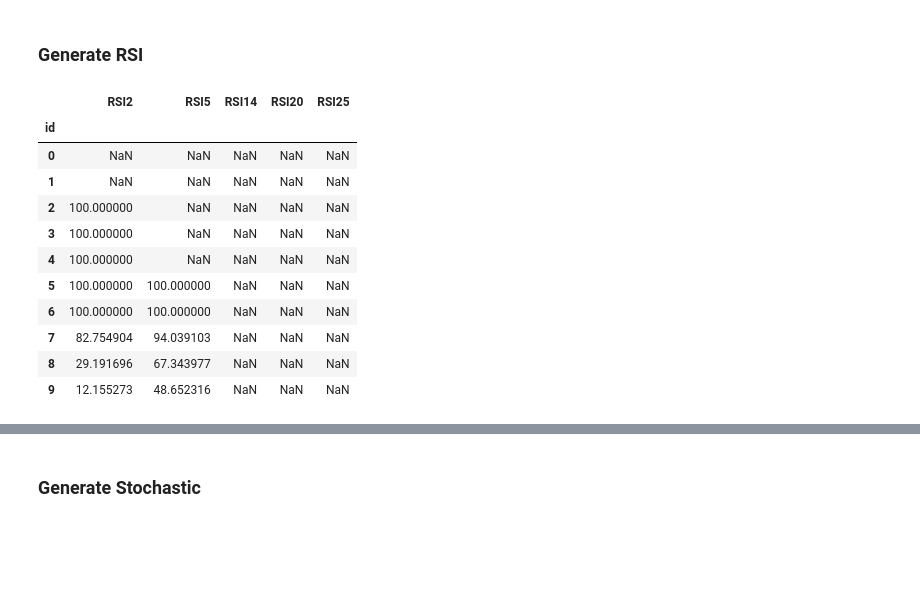
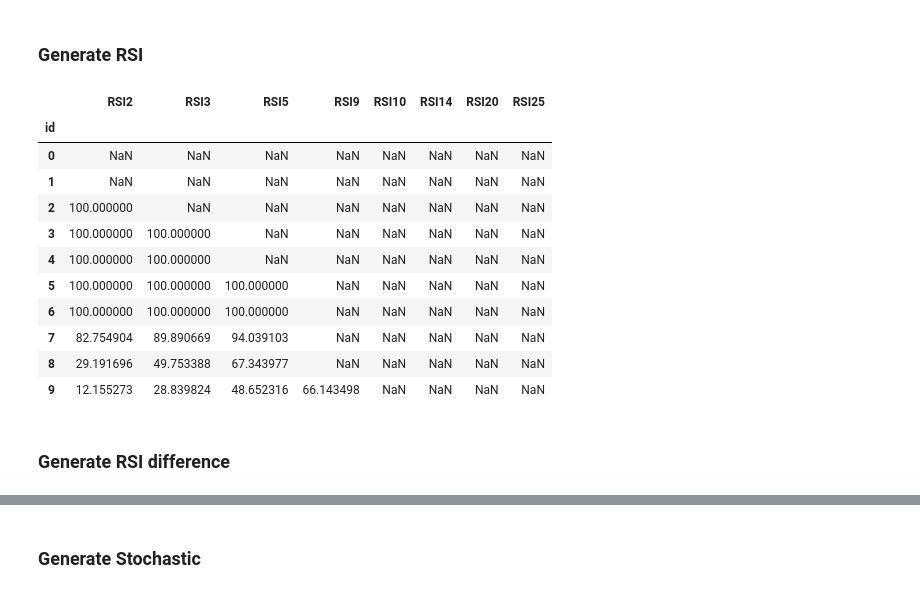
Before and after one commit to alexanderwendt/sklearn_ml_toolbox, a Jupyter notebook: OMX_S20_Class_y_Feature_X_Construction_V011_for_Training.ipynb, the cells around one changed output, grey strips where cells are left out. Saved outputs shown, nothing was run; the diff lists cells and outputs as text; code cells hidden in the pictures; blank space fills up the shorter version.

```diff
--- a/OMX_S20_Class_y_Feature_X_Construction_V011_for_Training.ipynb
+++ b/OMX_S20_Class_y_Feature_X_Construction_V011_for_Training.ipynb
@@ -224,27 +244,31 @@ ylong=np.zeros(m)
 signalLong=0;
 
 for i in range(m-50):
+    #1d trend
     if close[i+1]>close[i]:
         y1day[i]=1
 
-    if close[i+5]>close[i]:
+    #5day short trend
+    #if (pos_trend_short[i+10]==True) and (pos_trend_short[i+1]==True) and (pos_trend_short[i+2]==True) and (future_difference>0.001) and close[i+1]>close[i]:
+    #Positive buy
+    if i>5 and np.max(bottoms[i-5:i-1])>0 and np.mean(close[i+1:i+5])>close[i]:
         y5day[i]=1;
 
+    #negtive, sell
+    if i>5 and np.max(tops[i-5:i-1])>0 and np.mean(close[i+1:i+5])<close[i]:
+        y5day[i]=2;
+
+    #median trend 20d
     if close[i+20]>close[i]:
         y20day[i]=1;
 
-    #long term
-    #Trigger buy
-    if pos_trend[i] == True and close[i]>latestTops[i]:
+    #long term trend
+    #Trigger positive, buy
+    if pos_trend_long[i] == True and close[i]>latestTops[i]:
         signalLong=1;
-    elif close[i]<latestBottoms[i] and pos_trend[i] == False:
-        signalLong=0;
-
-    #old
-    #if close[i] < ma50Future.iloc[i,0] and close[i]>latestTops[i]:
-    #    signalLong=1;
-    #elif close[i]<latestBottoms[i] and close[i] > ma50Future.iloc[i,0]:
-    #    signalLong=0;
+    #negative, sell
+    elif pos_trend_long[i] == False and close[i]<latestBottoms[i]:
+        signalLong=2;
 
     if signalLong==1:
         ylong[i] = 1;
@@ -339,7 +363,9 @@ if cut_data == True:
     #Drop the 50 last values as they cannot be used for prediction as +50 days ahead is predicted
     merged_df.drop(merged_df.tail(50).index, inplace=True)
     #Drop from the timerows too
-    df.drop(df.tail(50).index, inplace=True)
+    df_cut = df.drop(df.tail(50).index, inplace=False)
+else:
+    df_cut = df
 
 #fprintf("Finish\n");
 display(merged_df.head())
@@ -397,7 +475,7 @@ features = pd.DataFrame(index=merged_df.index)
 ### Generate mean values
 # %%
 # Generate features - Mean value
-meanList = [2, 5, 10, 18, 20, 40, 50, 75, 100, 125, 150, 175, 200, 225, 250, 275, 300, 325, 350, 375, 400];
+meanList = [2, 5, 8, 10, 13, 15, 18, 20, 22, 34, 40, 50, 75, 100, 125, 150, 175, 200, 225, 250, 275, 300, 325, 350, 375, 400];
 #meanList = [5 10 20 50 100 1 50 200]';
 #meanList = [5, 10, 20, 50, 100, 200];
 #meanList = [5]
@@ -455,29 +533,31 @@ display(madiff_features.head())
 # %%
 from talib import RSI
 
-rsiList = [2, 5, 14, 20, 25];
+rsiList = [2, 3, 5, 9, 10, 14, 20, 25];
 
 rsi_features = pd.DataFrame(index=features.index)
 
 for i in rsiList:
     #RSI
     rsiCol=RSI(close, timeperiod=i)
     #Make df
     temp_df = pd.DataFrame(rsiCol, columns=['RSI' + str(i)])
     #print(temp_df)
     rsi_features = rsi_features.join(temp_df)
     #print("Calculated RSI{}".format(i))
 display(rsi_features.head(10))
 # %% [output]
-|  | RSI2 | RSI5 | RSI14 | RSI20 | RSI25 |
-| id |  |  |  |  |  |
-| 0 | NaN | NaN | NaN | NaN | NaN |
-| 1 | NaN | NaN | NaN | NaN | NaN |
-| 2 | 100.000000 | NaN | NaN | NaN | NaN |
-| 3 | 100.000000 | NaN | NaN | NaN | NaN |
-| 4 | 100.000000 | NaN | NaN | NaN | NaN |
-| 5 | 100.000000 | 100.000000 | NaN | NaN | NaN |
-| 6 | 100.000000 | 100.000000 | NaN | NaN | NaN |
-| 7 | 82.754904 | 94.039103 | NaN | NaN | NaN |
-| 8 | 29.191696 | 67.343977 | NaN | NaN | NaN |
-| 9 | 12.155273 | 48.652316 | NaN | NaN | NaN |
+|  | RSI2 | RSI3 | RSI5 | RSI9 | RSI10 | RSI14 | RSI20 | RSI25 |
+| id |  |  |  |  |  |  |  |  |
+| 0 | NaN | NaN | NaN | NaN | NaN | NaN | NaN | NaN |
+| 1 | NaN | NaN | NaN | NaN | NaN | NaN | NaN | NaN |
+| 2 | 100.000000 | NaN | NaN | NaN | NaN | NaN | NaN | NaN |
+| 3 | 100.000000 | 100.000000 | NaN | NaN | NaN | NaN | NaN | NaN |
+| 4 | 100.000000 | 100.000000 | NaN | NaN | NaN | NaN | NaN | NaN |
+| 5 | 100.000000 | 100.000000 | 100.000000 | NaN | NaN | NaN | NaN | NaN |
+| 6 | 100.000000 | 100.000000 | 100.000000 | NaN | NaN | NaN | NaN | NaN |
+| 7 | 82.754904 | 89.890669 | 94.039103 | NaN | NaN | NaN | NaN | NaN |
+| 8 | 29.191696 | 49.753388 | 67.343977 | NaN | NaN | NaN | NaN | NaN |
+| 9 | 12.155273 | 28.839824 | 48.652316 | 66.143498 | NaN | NaN | NaN | NaN |
+# %% [markdown]
+### Generate RSI difference
```
Also changed, not shown: parts of 35 cells of this notebook, 12 other files.
